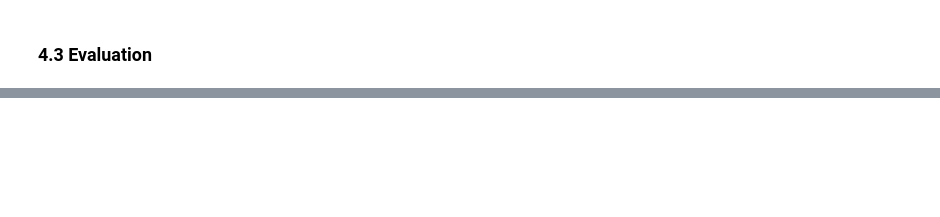
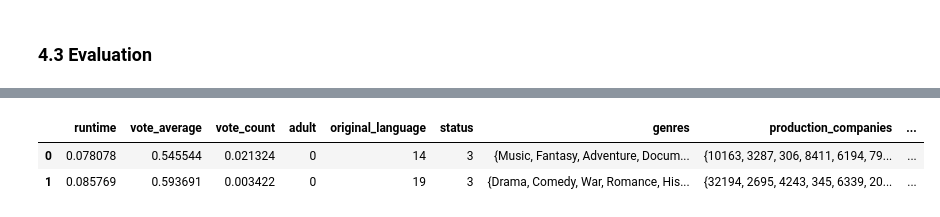
Before and after one commit to ManuelConcepcion/extended_kprototypes, a Jupyter notebook: examples/movies_metadata.ipynb, the cells around one changed output, grey strips where cells are left out. Drawn from its saved outputs; the diff is of its cells as text; code cells hidden in the pictures; blank space fills up the shorter version.

```diff
--- a/examples/movies_metadata.ipynb
+++ b/examples/movies_metadata.ipynb
@@ -2449,0 +2448,4 @@ for iattr, curattr in enumerate(point):
+# %%
+num_col_indexes = [0, 1, 2]
+cat_col_indexes = [3, 4, 5]
+multi_valued_indexes = [6, 7, 8, 9]
@@ -2449,0 +2454,7 @@ for iattr, curattr in enumerate(point):
+# %%
+# K-Prototype uses the squared euclidean to avoid the square root operation
+
+ext_distance_matrix_num = pdist(joint_X.iloc[:, num_col_indexes].values)
+ext_distance_matrix_cat = pdist(joint_X.iloc[:, cat_col_indexes].values, 'hamming')
+ext_distance_matrix_multi = pdist(joint_X.iloc[:, multi_valued_indexes].values,
+                                  jaccard_dissim_sets)
@@ -2451,0 +2531,7 @@ for iattr, curattr in enumerate(point):
+# %%
+centroid_df = pd.DataFrame(kp.cluster_centroids_, columns = list(joint_X.columns[num_col_indexes])+list(joint_X.columns[cat_col_indexes])+list(joint_X.columns[multi_valued_indexes]))
+centroid_df.head()
+# %% [output]
+|  | runtime | vote_average | vote_count | adult | original_language | status | genres | production_companies | ... |
+| 0 | 0.078078 | 0.545544 | 0.021324 | 0 | 14 | 3 | {Music, Fantasy, Adventure, Docum... | {10163, 3287, 306, 8411, 6194, 79... | ... |
+| 1 | 0.085769 | 0.593691 | 0.003422 | 0 | 19 | 3 | {Drama, Comedy, War, Romance, His... | {32194, 2695, 4243, 345, 6339, 20... | ... |
```
Also changed, not shown: parts of 99 cells of this notebook.
